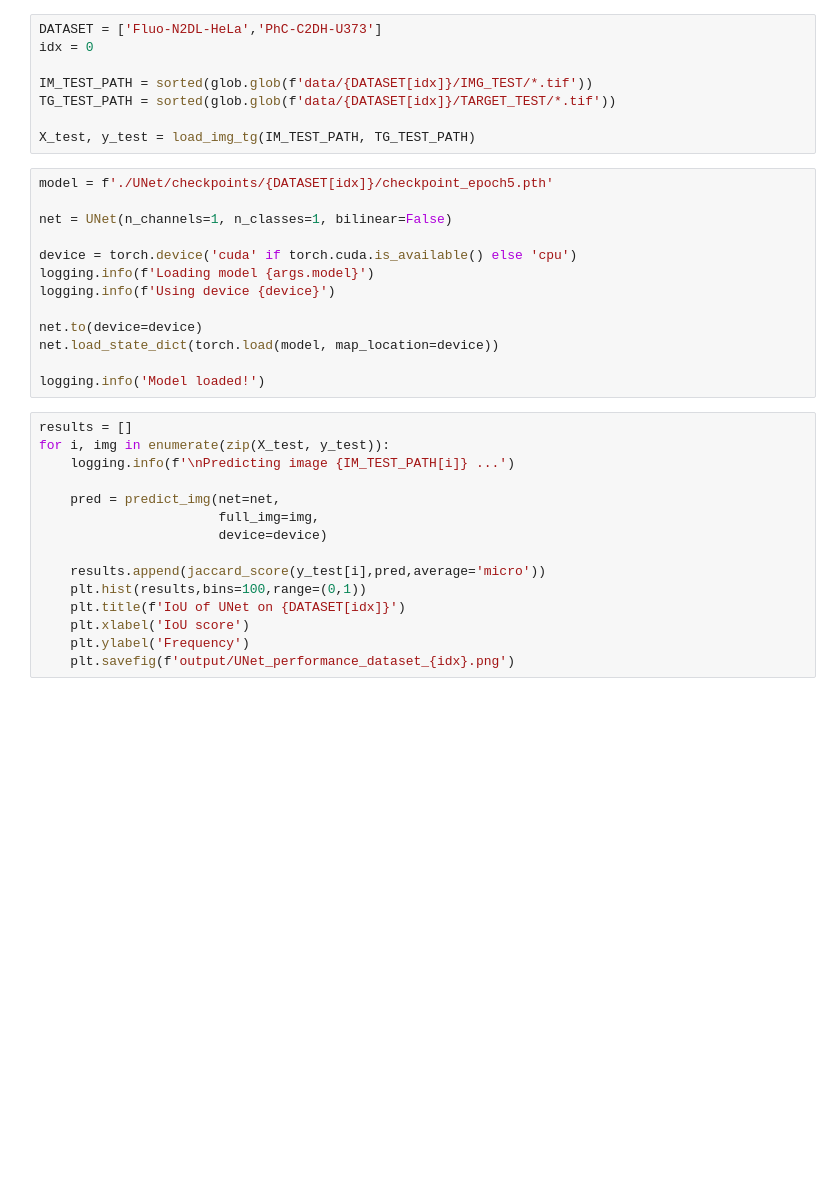
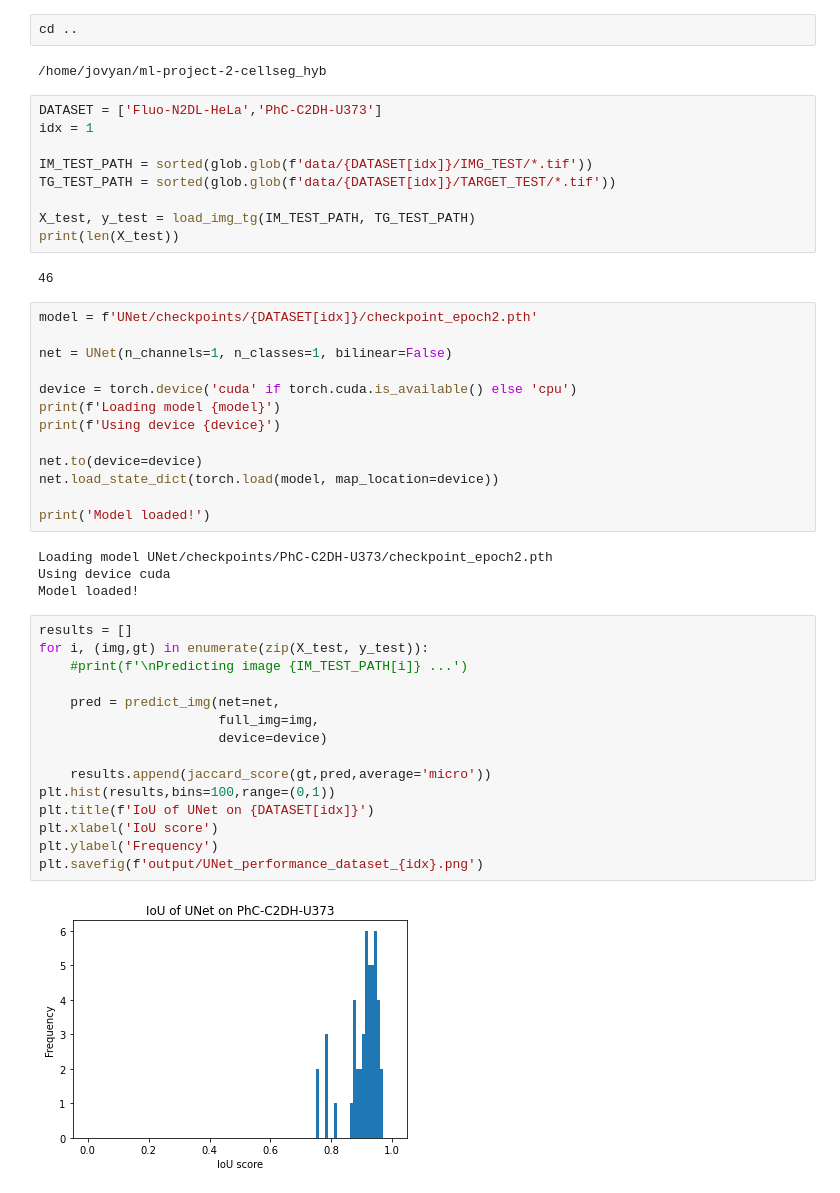
Before and after one commit to CS-433/ml-project-2-cellseg_hyb, a Jupyter notebook: UNet.ipynb, the cells around one changed output. Cells and saved outputs as stored; diff of their text form; blank space fills up the shorter version.

Commit message:
Unet preds

```diff
--- a/UNet.ipynb
+++ b/UNet.ipynb
@@ -28,39 +52,52 @@ from UNet.predict import predict_img
+# %%
+cd ..
+# %% [output]
+/home/jovyan/ml-project-2-cellseg_hyb
 # %%
 DATASET = ['Fluo-N2DL-HeLa','PhC-C2DH-U373']
-idx = 0
+idx = 1
 
 IM_TEST_PATH = sorted(glob.glob(f'data/{DATASET[idx]}/IMG_TEST/*.tif'))
 TG_TEST_PATH = sorted(glob.glob(f'data/{DATASET[idx]}/TARGET_TEST/*.tif'))
 
 X_test, y_test = load_img_tg(IM_TEST_PATH, TG_TEST_PATH)
+print(len(X_test))
+# %% [output]
+46
 # %%
-model = f'./UNet/checkpoints/{DATASET[idx]}/checkpoint_epoch5.pth'
+model = f'UNet/checkpoints/{DATASET[idx]}/checkpoint_epoch2.pth'
 
 net = UNet(n_channels=1, n_classes=1, bilinear=False)
 
 device = torch.device('cuda' if torch.cuda.is_available() else 'cpu')
-logging.info(f'Loading model {args.model}')
-logging.info(f'Using device {device}')
+print(f'Loading model {model}')
+print(f'Using device {device}')
 
 net.to(device=device)
 net.load_state_dict(torch.load(model, map_location=device))
 
-logging.info('Model loaded!')
+print('Model loaded!')
+# %% [output]
+Loading model UNet/checkpoints/PhC-C2DH-U373/checkpoint_epoch2.pth
+Using device cuda
+Model loaded!
 # %%
 results = []
-for i, img in enumerate(zip(X_test, y_test)):
-    logging.info(f'\nPredicting image {IM_TEST_PATH[i]} ...')
+for i, (img,gt) in enumerate(zip(X_test, y_test)):
+    #print(f'\nPredicting image {IM_TEST_PATH[i]} ...')
 
     pred = predict_img(net=net,
                        full_img=img,
                        device=device)
 
-    results.append(jaccard_score(y_test[i],pred,average='micro'))
-    plt.hist(results,bins=100,range=(0,1))
-    plt.title(f'IoU of UNet on {DATASET[idx]}')
-    plt.xlabel('IoU score')
-    plt.ylabel('Frequency')
-    plt.savefig(f'output/UNet_performance_dataset_{idx}.png')
+    results.append(jaccard_score(gt,pred,average='micro'))
+plt.hist(results,bins=100,range=(0,1))
+plt.title(f'IoU of UNet on {DATASET[idx]}')
+plt.xlabel('IoU score')
+plt.ylabel('Frequency')
+plt.savefig(f'output/UNet_performance_dataset_{idx}.png')
+# %% [output]
+[figure, added]
 # %%
 n_im = random.randrange(len(y_test))
 target = y_test[n_im]
```
Also changed, not shown: parts of 4 cells of this notebook, 6 other files.
